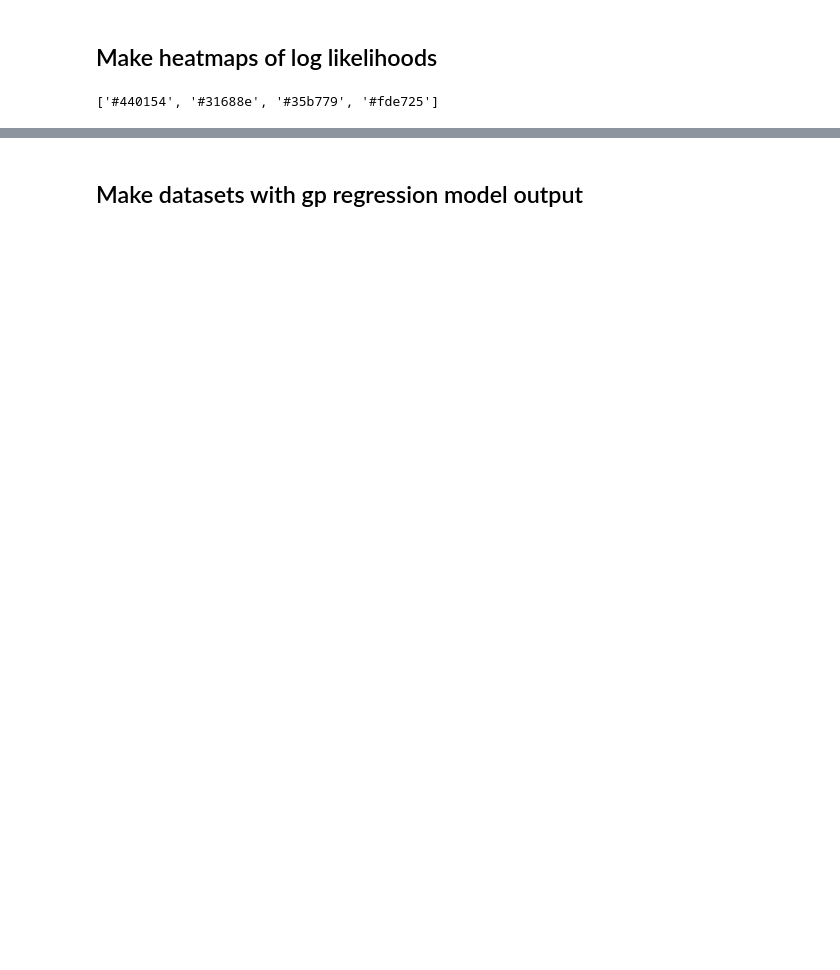
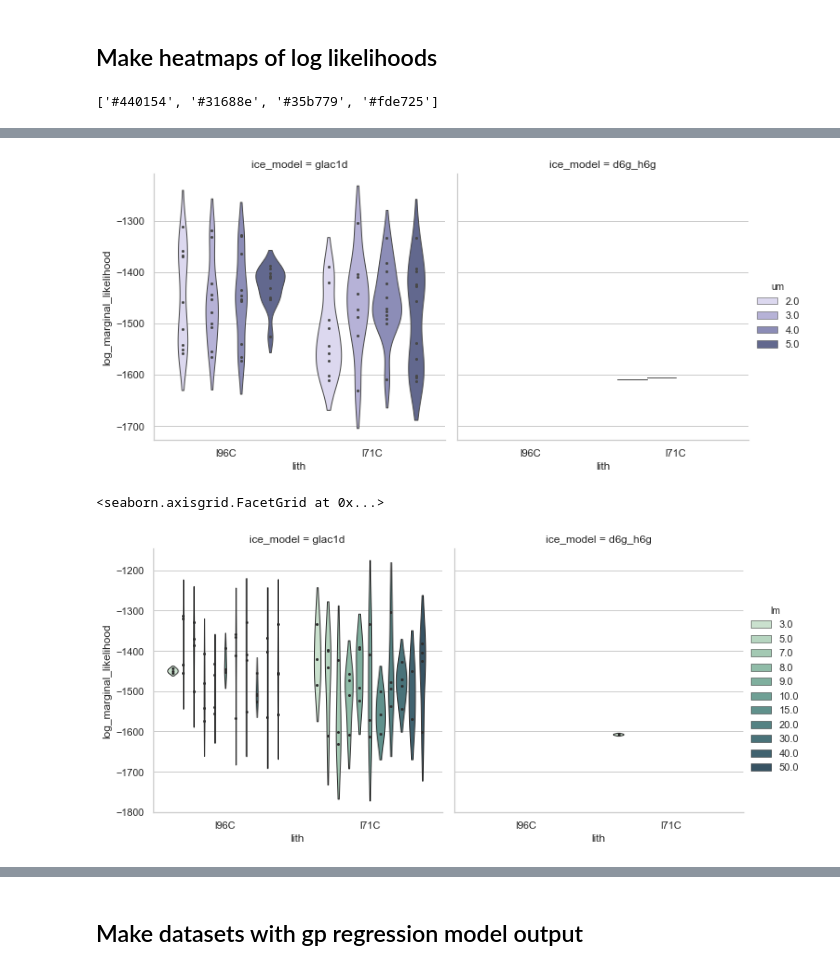
Before and after one commit to rcameronc/Holocene_readv, a Jupyter notebook: readv_postproc.ipynb, the cells around one changed output, grey strips where cells are left out. Drawn from its saved outputs; the diff is of its cells as text; code cells hidden in the pictures; blank space fills up the shorter version.

```diff
--- a/readv_postproc.ipynb
+++ b/readv_postproc.ipynb
@@ -57,0 +49,22 @@ Text(0.5, 1, 'fennoscandia 12000 - 1500 yrs \n GLAC-1D : 96 km lithosphere')
+# %%
+sns.set(style="whitegrid")
+
+pal = sns.cubehelix_palette(4, start=2.8, rot=.1, dark=0.4)
+
+# sns.swarmplot(x='lith', y="log_marginal_likelihood", hue='lm', data=df, palette='magma')
+# sns.violinplot(x='lith', y="log_marginal_likelihood", data=df, hue='um', inner=None)
+sns.catplot(x='lith', y="log_marginal_likelihood", data=df, hue='um', kind='violin',
+            bw=0.5, cut=1.5, linewidth=1, inner='points', palette=pal,
+           col='ice_model')
+# sns.catplot(x='lith', y="log_marginal_likelihood", data=df[df.ice_model == 'glac1d'], kind='violin', split=True, palette={"UM": "um", "No": "lm"})
+
+
+plt.show()
+pal = sns.cubehelix_palette(11, rot=-.4, dark=0.3)
+
+sns.catplot(x='lith', y="log_marginal_likelihood", data=df, hue='lm', kind='violin', palette=pal, inner='points',
+           col='ice_model', bw=0.8, cut=1.5, linewidth=1,)
+# %% [output]
+[figure, added]
+<seaborn.axisgrid.FacetGrid at 0x...>
+[figure, added]
```
Also changed, not shown: parts of 26 cells of this notebook, 2 other files.
